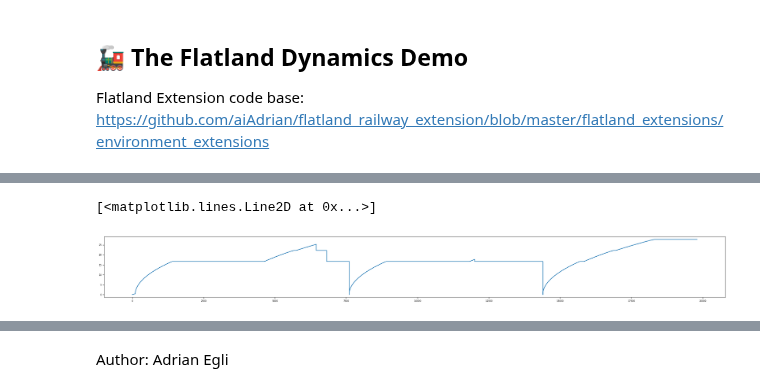
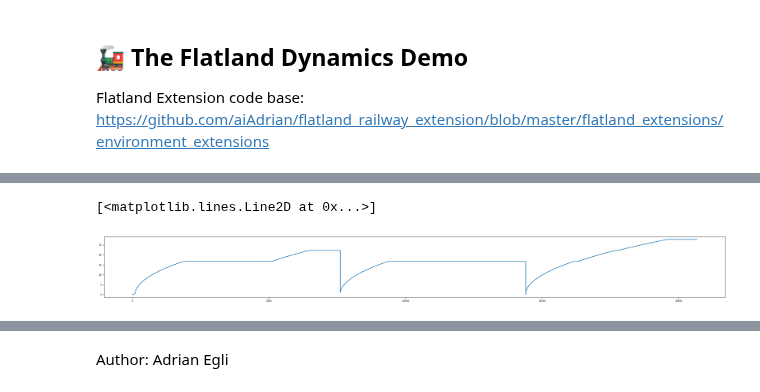
Before and after one commit to aiAdrian/flatland_railway_extension, a Jupyter notebook: Flatland_Dynamics.ipynb, the cells around one changed output, grey strips where cells are left out. Saved outputs shown, nothing was run; the diff lists cells and outputs as text; code cells hidden in the pictures.

```diff
--- a/Flatland_Dynamics.ipynb
+++ b/Flatland_Dynamics.ipynb
@@ -145,8 +133,8 @@ a3 = flatland_environment_helper.get_rail_env().agents[3]
 # %%
-plt.plot(a3.distance_RP, a3.velocity_TP)
+plt.plot(a3.distance_reservation_point_simulation_data, a3.velocity_agent_tp_simulation_data)
 # %% [output]
 [<matplotlib.lines.Line2D at 0x...>]
-[figure, old version]
+[figure, new version]
 # %%
 import matplotlib.pylab as plt
 plt.rcParams['figure.dpi'] = 100
```
Also changed, not shown: parts of 6 cells of this notebook.
